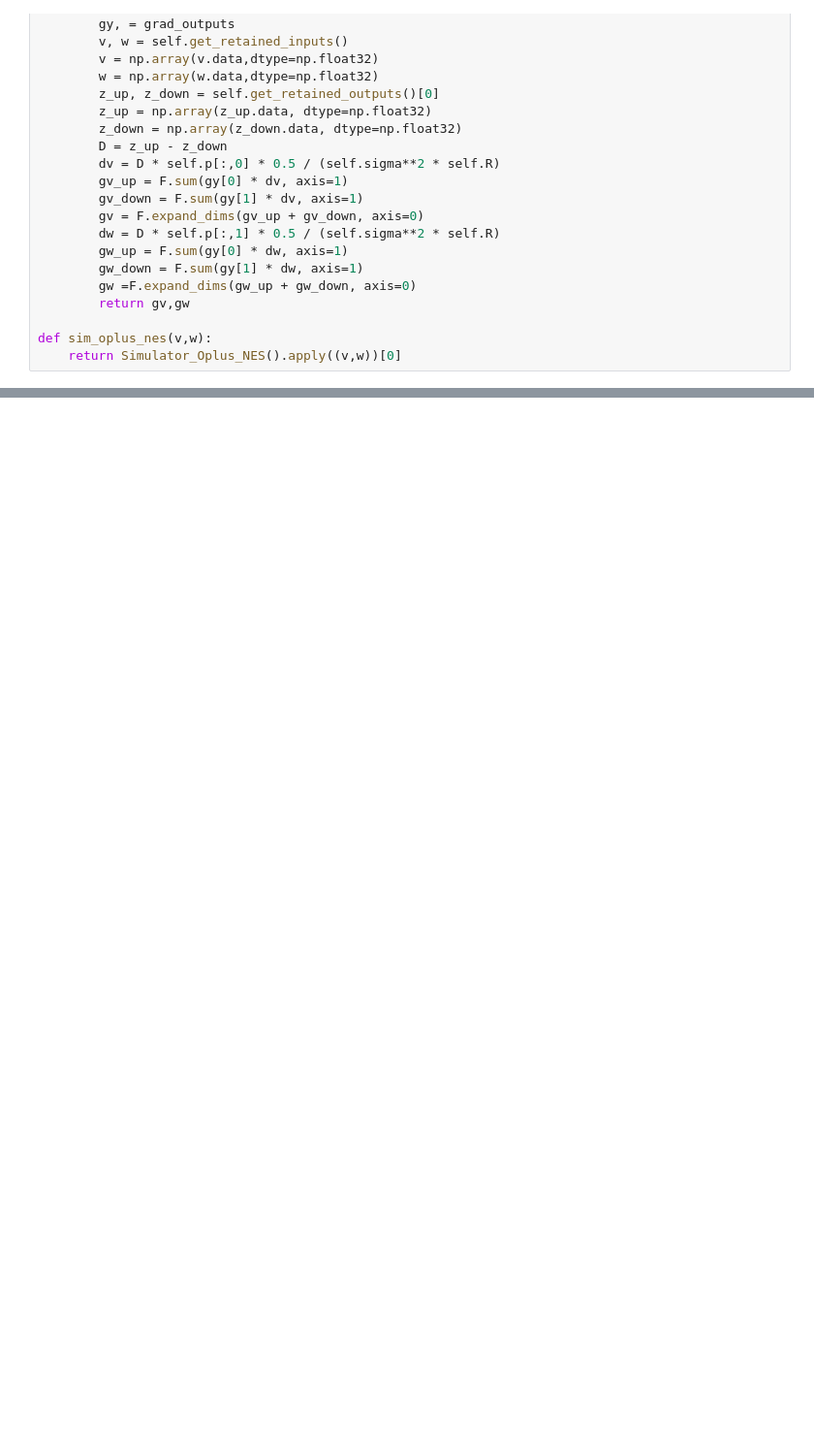
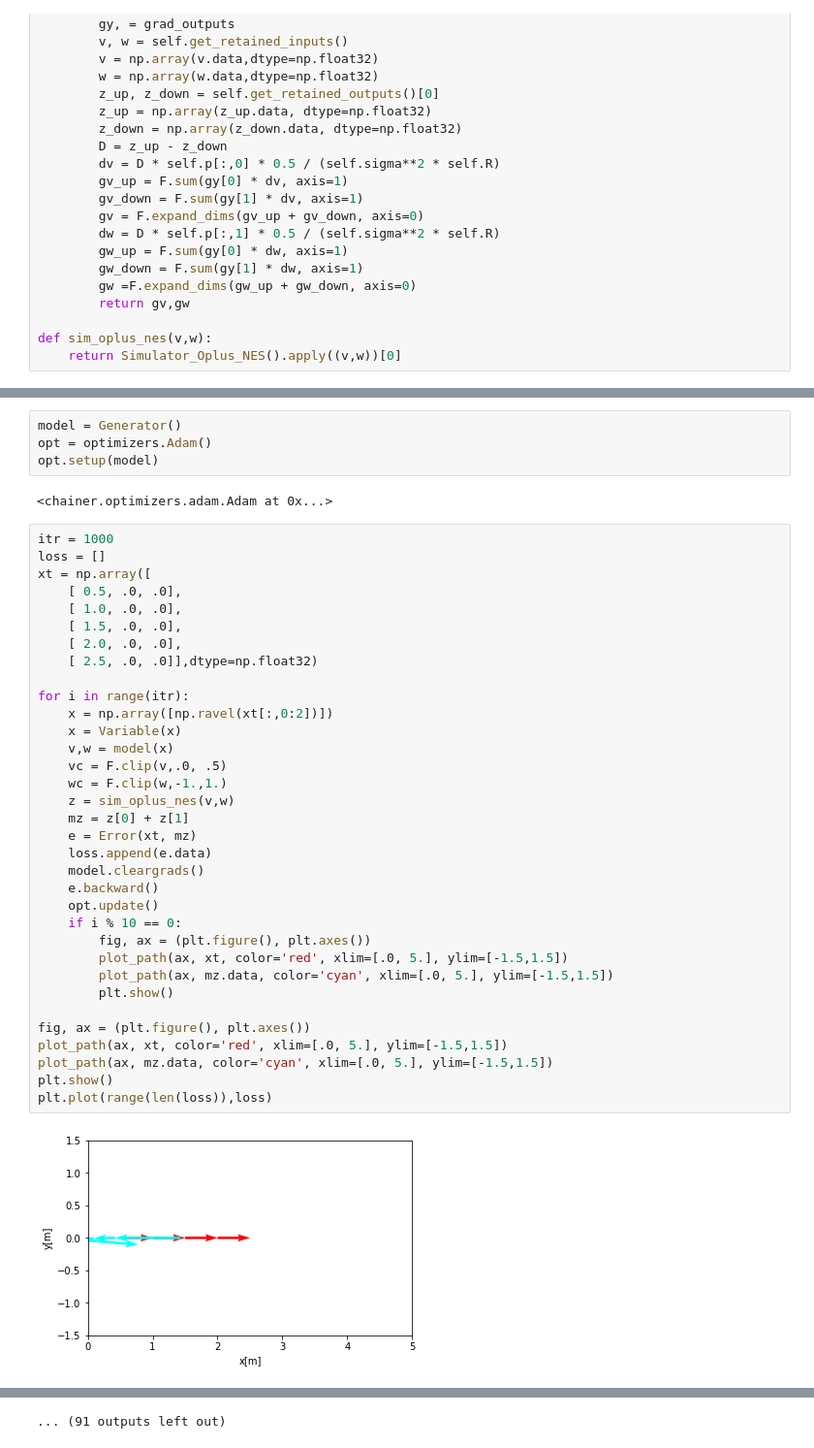
Before and after one commit to yotaseki/ROS-Cart, a Jupyter notebook: script/OplusNES.ipynb, the cells around one changed output, grey strips where cells are left out. Shown at 97% size. Drawn from its saved outputs; the diff is of its cells as text; blank space fills up the shorter version.

Commit message:
Training Generator using OplusNES

```diff
--- a/script/OplusNES.ipynb
+++ b/script/OplusNES.ipynb
@@ -416,0 +437,42 @@ plt.plot(range(len(loss)),loss)
+# %%
+model = Generator()
+opt = optimizers.Adam()
+opt.setup(model)
+# %% [output]
+<chainer.optimizers.adam.Adam at 0x...>
+# %%
+itr = 1000
+loss = []
+xt = np.array([
+    [ 0.5, .0, .0],
+    [ 1.0, .0, .0],
+    [ 1.5, .0, .0],
+    [ 2.0, .0, .0],
+    [ 2.5, .0, .0]],dtype=np.float32)
+
+for i in range(itr):
+    x = np.array([np.ravel(xt[:,0:2])])
+    x = Variable(x)
+    v,w = model(x)
+    vc = F.clip(v,.0, .5)
+    wc = F.clip(w,-1.,1.)
+    z = sim_oplus_nes(v,w)
+    mz = z[0] + z[1]
+    e = Error(xt, mz)
+    loss.append(e.data)
+    model.cleargrads()
+    e.backward()
+    opt.update()
+    if i % 10 == 0:
+        fig, ax = (plt.figure(), plt.axes())
+        plot_path(ax, xt, color='red', xlim=[.0, 5.], ylim=[-1.5,1.5])
+        plot_path(ax, mz.data, color='cyan', xlim=[.0, 5.], ylim=[-1.5,1.5])
+        plt.show()
+
+fig, ax = (plt.figure(), plt.axes())
+plot_path(ax, xt, color='red', xlim=[.0, 5.], ylim=[-1.5,1.5])
+plot_path(ax, mz.data, color='cyan', xlim=[.0, 5.], ylim=[-1.5,1.5])
+plt.show()
+plt.plot(range(len(loss)),loss)
+# %% [output]
+[figure, added]
@@ -416,0 +490 @@ plt.plot(range(len(loss)),loss)
+... (91 outputs left out)
```
Also changed, not shown: parts of 8 cells of this notebook.
